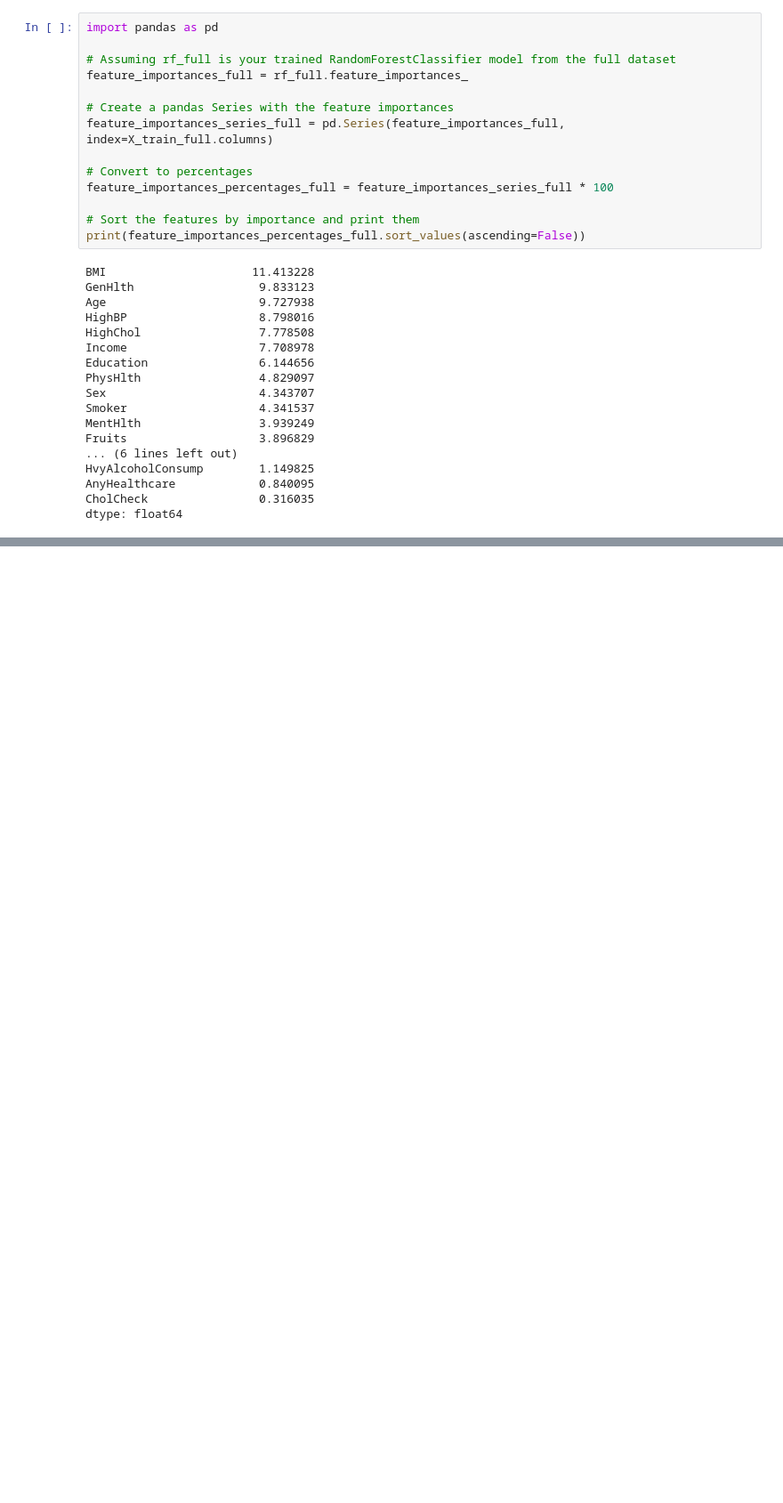
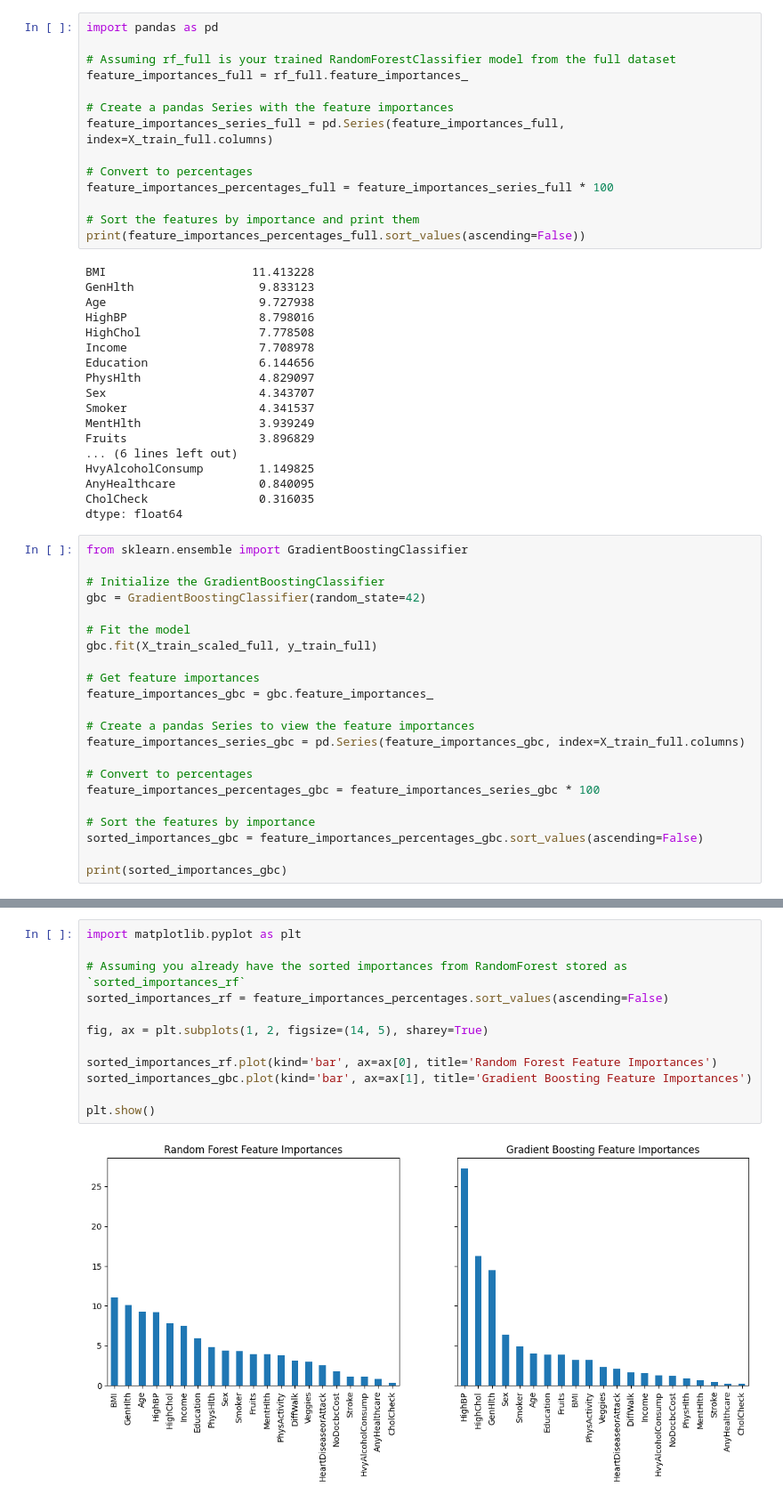
Before and after one commit to EugeneJosephCruz/Health-Indicators, a Jupyter notebook: notebooks/eda.ipynb, the cells around one changed output, grey strips where cells are left out. Shown at 89% size. Drawn from its saved outputs; the diff is of its cells as text; blank space fills up the shorter version.

```diff
--- a/notebooks/eda.ipynb
+++ b/notebooks/eda.ipynb
@@ -400,3 +400,25 @@ HvyAlcoholConsump        1.149825
 AnyHealthcare            0.840095
 CholCheck                0.316035
 dtype: float64
+# %%
+from sklearn.ensemble import GradientBoostingClassifier
+
+# Initialize the GradientBoostingClassifier
+gbc = GradientBoostingClassifier(random_state=42)
+
+# Fit the model
+gbc.fit(X_train_scaled_full, y_train_full)
+
+# Get feature importances
+feature_importances_gbc = gbc.feature_importances_
+
+# Create a pandas Series to view the feature importances
+feature_importances_series_gbc = pd.Series(feature_importances_gbc, index=X_train_full.columns)
+
+# Convert to percentages
+feature_importances_percentages_gbc = feature_importances_series_gbc * 100
+
+# Sort the features by importance
+sorted_importances_gbc = feature_importances_percentages_gbc.sort_values(ascending=False)
+
+print(sorted_importances_gbc)
@@ -402,0 +443,14 @@ dtype: float64
+# %%
+import matplotlib.pyplot as plt
+
+# Assuming you already have the sorted importances from RandomForest stored as `sorted_importances_rf`
+sorted_importances_rf = feature_importances_percentages.sort_values(ascending=False)
+
+fig, ax = plt.subplots(1, 2, figsize=(14, 5), sharey=True)
+
+sorted_importances_rf.plot(kind='bar', ax=ax[0], title='Random Forest Feature Importances')
+sorted_importances_gbc.plot(kind='bar', ax=ax[1], title='Gradient Boosting Feature Importances')
+
+plt.show()
+# %% [output]
+[figure, added]
```
Also changed, not shown: parts of 1 cell of this notebook, 2 other files.
